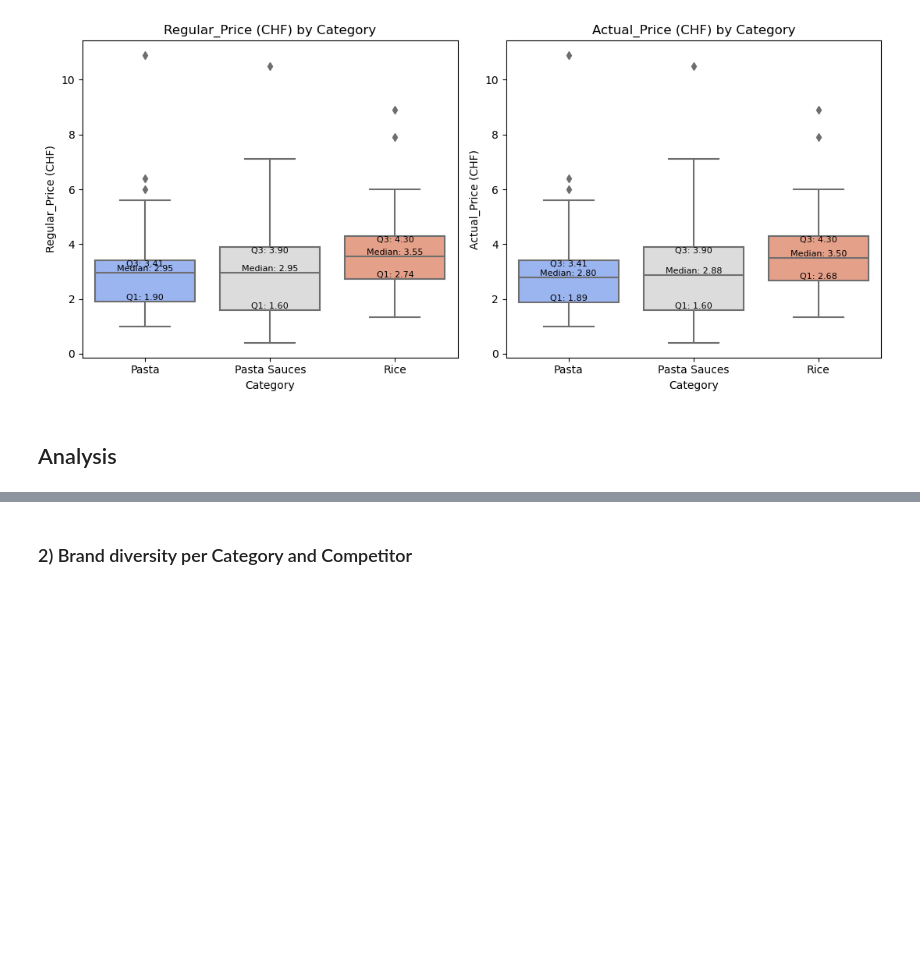
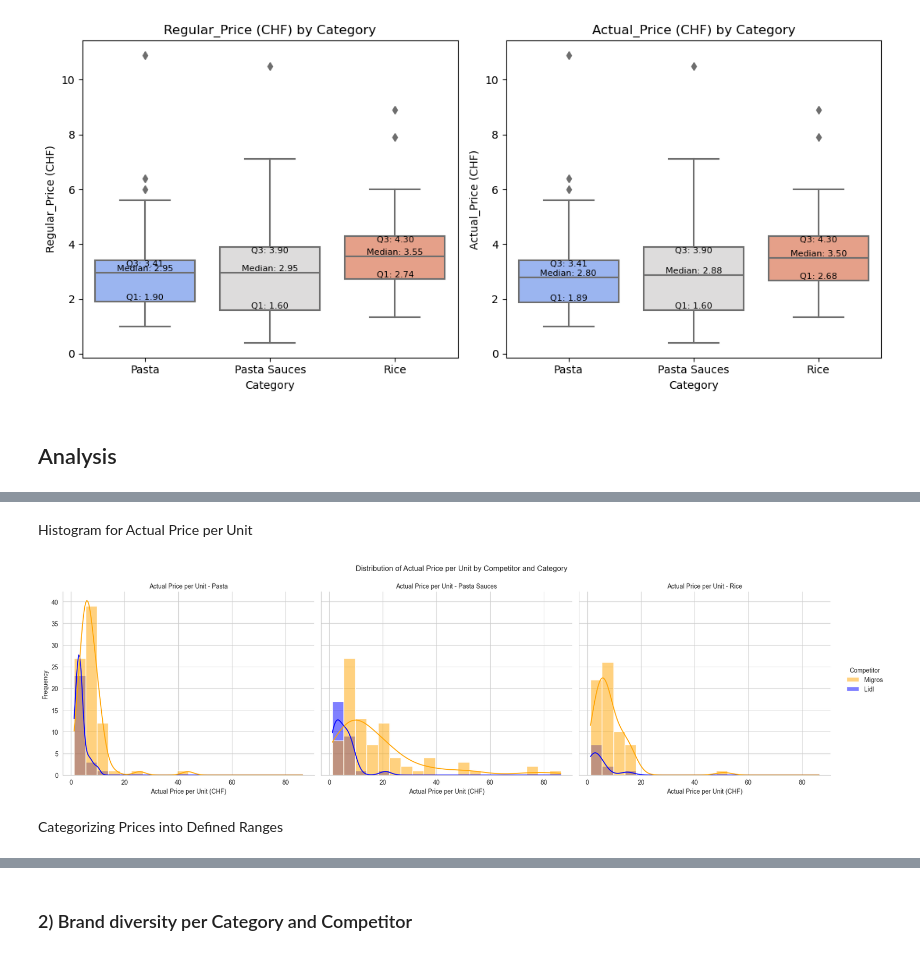
Before and after one commit to martdiazicloud/CIP_AS2024, a Jupyter notebook: Data_Analysis_Group_Work/Data_Analysis_G03.ipynb, the cells around one changed output, grey strips where cells are left out. Cells and saved outputs as stored; diff of their text form; code cells hidden in the pictures; blank space fills up the shorter version.

```diff
--- a/Data_Analysis_Group_Work/Data_Analysis_G03.ipynb
+++ b/Data_Analysis_Group_Work/Data_Analysis_G03.ipynb
@@ -135,0 +263,24 @@ plt.show()
+# %% [markdown]
+Histogram for Actual Price per Unit
+# %%
+
+# Histogram - Distribution of Actual Price per Unit by Competitor and Category
+g = sns.displot(
+    data=df,
+    x='Actual_Price/Unit',
+    hue='Competitor',
+    col='Category',
+    bins=20,
+    kde=True,
+    palette={"Migros": "orange", "Lidl": "blue"},
+    height=5,
+    aspect=1.2
+)
+g.set_axis_labels("Actual Price per Unit (CHF)", "Frequency")
+g.set_titles("Actual Price per Unit - {col_name}")
+g.fig.suptitle("Distribution of Actual Price per Unit by Competitor and Category", y=1.05)
+plt.show()
+# %% [output]
+[figure, added]
+# %% [markdown]
+Categorizing Prices into Defined Ranges
```
Also changed, not shown: parts of 27 cells of this notebook.
